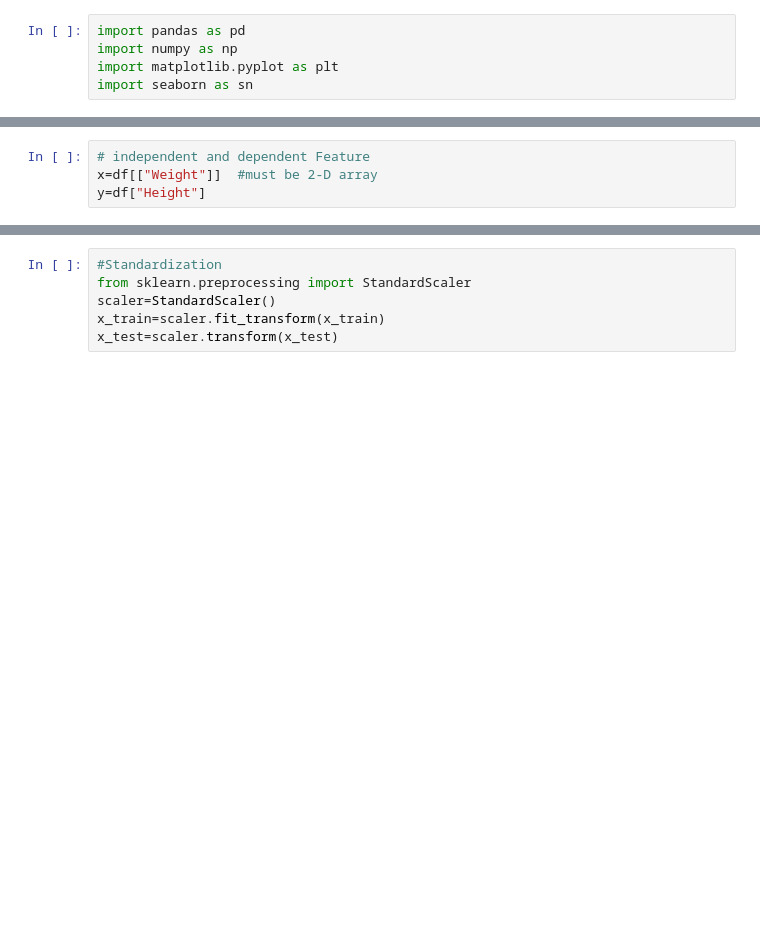
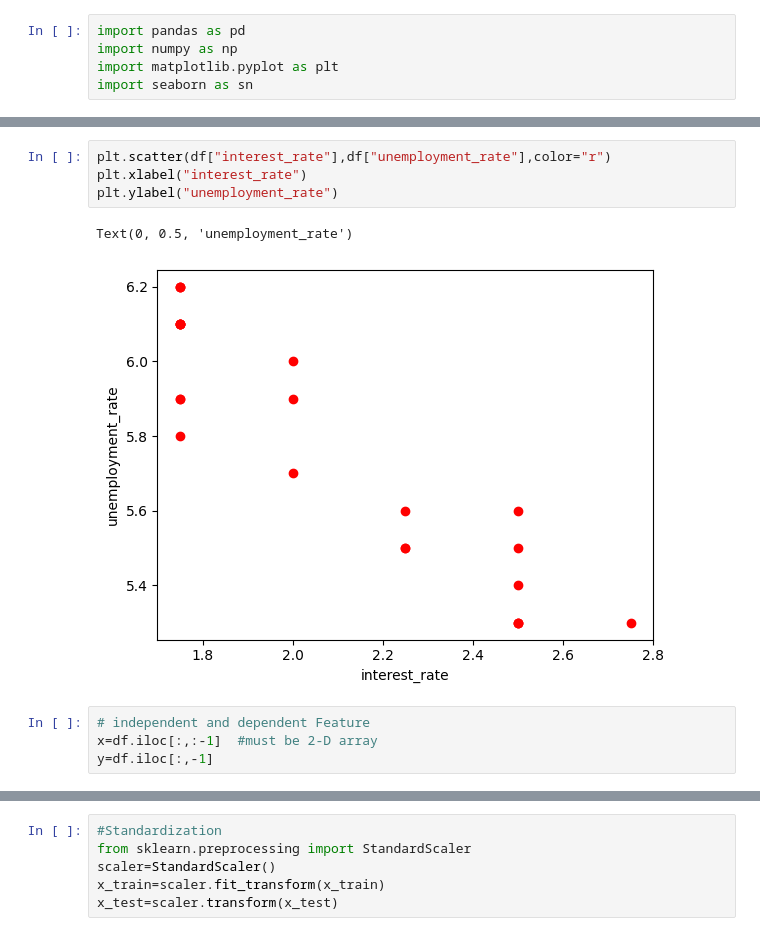
Before and after one commit to Vishal061/Linear_regression, a Jupyter notebook: linear_regpert1.ipynb, the cells around one changed output, grey strips where cells are left out. Cells and saved outputs as stored; diff of their text form; blank space fills up the shorter version.

```diff
--- a/linear_regpert1.ipynb
+++ b/linear_regpert1.ipynb
@@ -47,4 +60,11 @@ sn.pairplot(df)
+# %%
+plt.scatter(df["interest_rate"],df["unemployment_rate"],color="r")
+plt.xlabel("interest_rate")
+plt.ylabel("unemployment_rate")
+# %% [output]
+Text(0, 0.5, 'unemployment_rate')
+[figure, added]
 # %%
 # independent and dependent Feature
-x=df[["Weight"]]  #must be 2-D array
-y=df["Height"]
+x=df.iloc[:,:-1]  #must be 2-D array
+y=df.iloc[:,-1]
```
Also changed, not shown: parts of 31 cells of this notebook.
